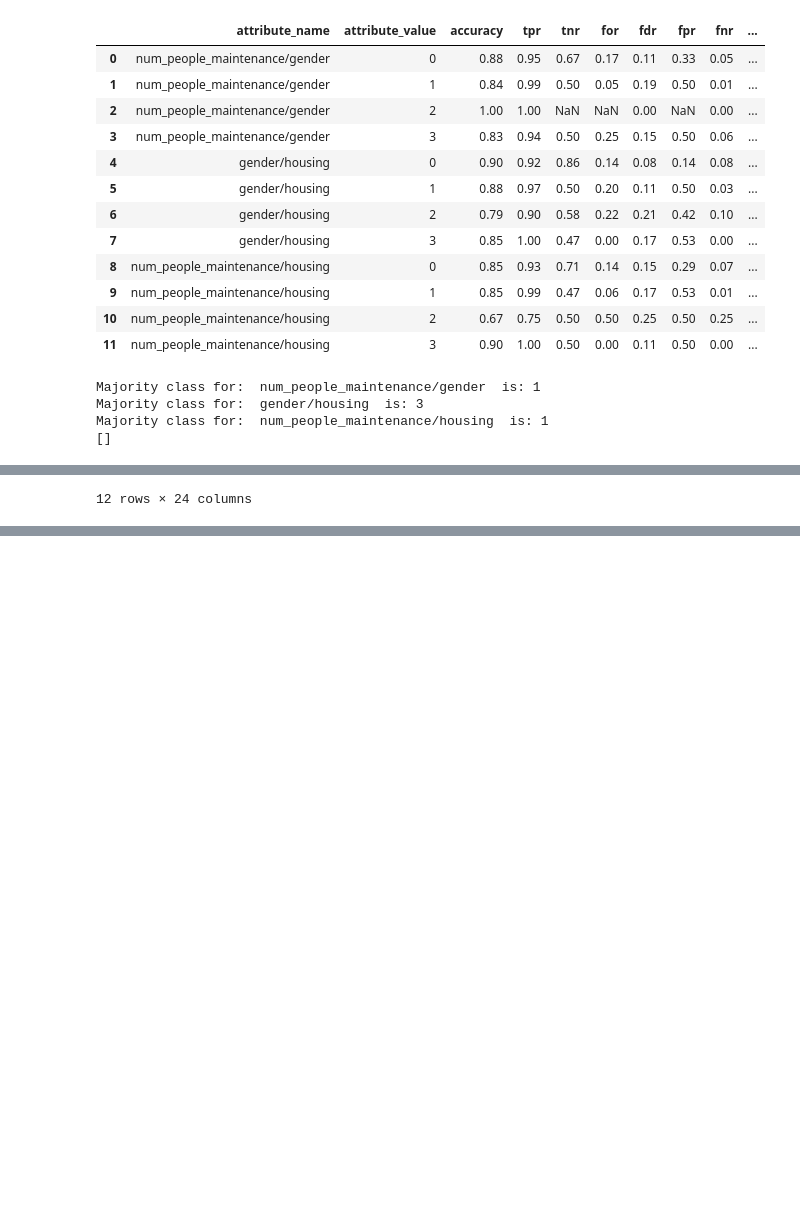
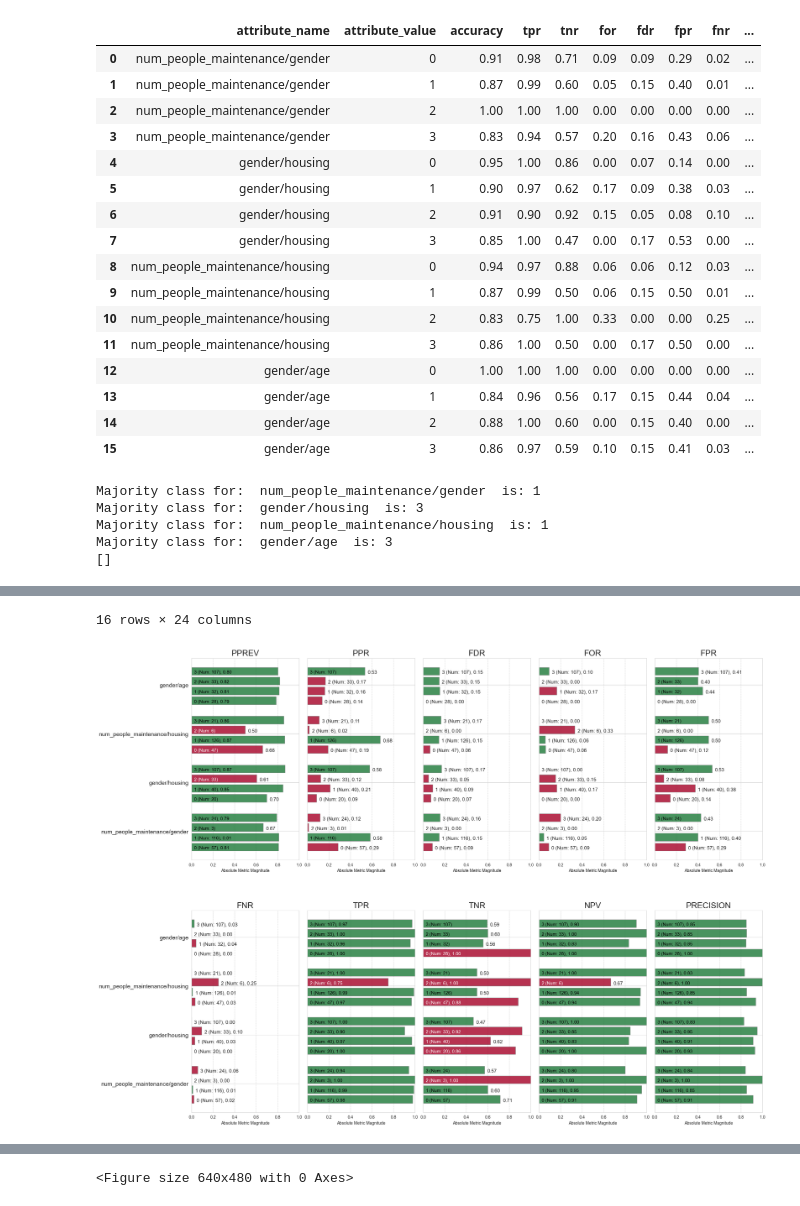
Before and after one commit to IoanaSil14/Intersectional-fairness-in-public-datasets, a Jupyter notebook: german_credit_classifications.ipynb, the cells around one changed output, grey strips where cells are left out. Drawn from its saved outputs; the diff is of its cells as text; code cells hidden in the pictures; blank space fills up the shorter version.

```diff
--- a/german_credit_classifications.ipynb
+++ b/german_credit_classifications.ipynb
@@ -25,16 +25,15 @@ pip install 'aif360[inFairness]'
 # %%
-df = pd.read_csv("dataset/german_credit.csv")
-df['target'] = np.where(df['target']==2,0,1)
-df = df.drop(columns = ['Unnamed: 0'], axis=1)
 def categorize_age(age):
-    if age<35:
-        return '<=35'
-    if age>=35:
-        return '>35'
+    if age<30:
+        return '<=30'
+    if age>=30:
+        return '>30'
 df['age'] = df['age'].apply(categorize_age).astype(object)
 df['age'].value_counts()
 
-protected_attributes = ["housing","gender","num_people_maintenance"]
+protected_attributes = ["housing","gender","num_people_maintenance","age"]
 target = 'target'
+df["housing"] = np.where(df['housing']=="own","own","not own")
 
-df["housing"] = np.where(df['housing']=="own","own","not own")
+df_num = encode_and_scale(df, target)
+df_num["num_people_maintenance"] = df_num["num_people_maintenance"].astype(int)
@@ -78,16 +66,10 @@ df_intersect = df.copy()
 df_intersect["num_people_maintenance/gender"] = df_intersect["num_people_maintenance"].astype(str)+ "-" + df_intersect["gender"]
 df_intersect["gender/housing"] = df_intersect["gender"] + "-" + df_intersect["housing"]
 df_intersect["num_people_maintenance/housing"] = df_intersect["num_people_maintenance"].astype(str) + "-" + df_intersect["housing"]
+df_intersect["gender/age"] = df_intersect["gender"] + "-" + df_intersect["age"]
 df_intersect.drop(protected_attributes, axis=1, inplace=True)
 
-protected_attributes_int = ["num_people_maintenance/gender","gender/housing","num_people_maintenance/housing"]
+protected_attributes_int = ["num_people_maintenance/gender","gender/housing","num_people_maintenance/housing", "gender/age"]
 
-categorical_attributes = get_categorical_attributes(df_intersect)
-df_num_int = df_intersect.copy()
-encode_categorical_attributes(df_num_int, categorical_attributes)
-scaler = MinMaxScaler()
-
-for col in df_num_int.columns:
-    if col not in categorical_attributes and df_num_int[col].dtypes == "int64":
-        df_num_int[col] = scaler.fit_transform(df_num_int[[col]])
+df_num_int = encode_and_scale(df_intersect, target)
 # %% [output]
@@ -226,5 +198,5 @@ Majority class for:  num_people_maintenance  is: 0
 Train and calculate fariness metrics for the dataset obtained by the intersection of protected attributes.
 """
 x_test_int, y_test_int, y_predicted_dict_int, metrics_dict_int = split_and_train(df_num_int,protected_attributes_int)
-df_test_int = calc_fairness_report(x_test_int, y_test_int, y_predicted_dict_int['RandomForest'], target, protected_attributes_int)
+df_test_int = calc_fairness_report(x_test_int, y_test_int, y_predicted_dict_int['RandomForest'], target, protected_attributes_int, display_disp=True)
 # %% [output]
@@ -306,11 +238,13 @@ data_transformed_m2 = pre_process_massaging(data_transformed_m1, "gender/housing
 data_transformed_m2["gender/housing"] = data_transformed_m2["gender/housing"].astype(int)
 data_transformed_m3= pre_process_massaging(data_transformed_m2, "num_people_maintenance/housing",target)
 data_transformed_m3["num_people_maintenance/housing"] = data_transformed_m3["num_people_maintenance/housing"].astype(int)
+data_transformed_m4= pre_process_massaging(data_transformed_m3, "gender/age",target)
+data_transformed_m4["gender/age"] = data_transformed_m4["gender/age"].astype(int)
 
 #train on the transformed dataset
-x_test_ms, y_test_ms, y_predicted_dict_transformed, metrics_ms_dict = split_and_train(data_transformed_m3,protected_attributes_int)
+x_test_ms, y_test_ms, y_predicted_dict_transformed, metrics_ms_dict = split_and_train(data_transformed_m4,protected_attributes_int)
 #calculate the fairness report
-df_test_transformed =calc_fairness_report(x_test_ms, y_test_ms, y_predicted_dict_transformed["RandomForest"],target,protected_attributes_int)
+df_test_transformed =calc_fairness_report(x_test_ms, y_test_ms, y_predicted_dict_transformed["RandomForest"],target,protected_attributes_int, display_disp=True)
 
 plot_audit(df_test_int,protected_attributes_int)
 plot_audit(df_test_transformed,protected_attributes_int)
@@ -335,18 +269,23 @@ weighted avg       0.82      0.82      0.82       200
 |  | attribute_name | attribute_value | accuracy | tpr | tnr | for | fdr | fpr | fnr | ... |
-| 0 | num_people_maintenance/gender | 0 | 0.88 | 0.95 | 0.67 | 0.17 | 0.11 | 0.33 | 0.05 | ... |
-| 1 | num_people_maintenance/gender | 1 | 0.84 | 0.99 | 0.50 | 0.05 | 0.19 | 0.50 | 0.01 | ... |
-| 2 | num_people_maintenance/gender | 2 | 1.00 | 1.00 | NaN | NaN | 0.00 | NaN | 0.00 | ... |
-| 3 | num_people_maintenance/gender | 3 | 0.83 | 0.94 | 0.50 | 0.25 | 0.15 | 0.50 | 0.06 | ... |
-| 4 | gender/housing | 0 | 0.90 | 0.92 | 0.86 | 0.14 | 0.08 | 0.14 | 0.08 | ... |
-| 5 | gender/housing | 1 | 0.88 | 0.97 | 0.50 | 0.20 | 0.11 | 0.50 | 0.03 | ... |
-| 6 | gender/housing | 2 | 0.79 | 0.90 | 0.58 | 0.22 | 0.21 | 0.42 | 0.10 | ... |
+| 0 | num_people_maintenance/gender | 0 | 0.91 | 0.98 | 0.71 | 0.09 | 0.09 | 0.29 | 0.02 | ... |
+| 1 | num_people_maintenance/gender | 1 | 0.87 | 0.99 | 0.60 | 0.05 | 0.15 | 0.40 | 0.01 | ... |
+| 2 | num_people_maintenance/gender | 2 | 1.00 | 1.00 | 1.00 | 0.00 | 0.00 | 0.00 | 0.00 | ... |
+| 3 | num_people_maintenance/gender | 3 | 0.83 | 0.94 | 0.57 | 0.20 | 0.16 | 0.43 | 0.06 | ... |
+| 4 | gender/housing | 0 | 0.95 | 1.00 | 0.86 | 0.00 | 0.07 | 0.14 | 0.00 | ... |
+| 5 | gender/housing | 1 | 0.90 | 0.97 | 0.62 | 0.17 | 0.09 | 0.38 | 0.03 | ... |
+| 6 | gender/housing | 2 | 0.91 | 0.90 | 0.92 | 0.15 | 0.05 | 0.08 | 0.10 | ... |
 | 7 | gender/housing | 3 | 0.85 | 1.00 | 0.47 | 0.00 | 0.17 | 0.53 | 0.00 | ... |
-| 8 | num_people_maintenance/housing | 0 | 0.85 | 0.93 | 0.71 | 0.14 | 0.15 | 0.29 | 0.07 | ... |
-| 9 | num_people_maintenance/housing | 1 | 0.85 | 0.99 | 0.47 | 0.06 | 0.17 | 0.53 | 0.01 | ... |
-| 10 | num_people_maintenance/housing | 2 | 0.67 | 0.75 | 0.50 | 0.50 | 0.25 | 0.50 | 0.25 | ... |
-| 11 | num_people_maintenance/housing | 3 | 0.90 | 1.00 | 0.50 | 0.00 | 0.11 | 0.50 | 0.00 | ... |
+| 8 | num_people_maintenance/housing | 0 | 0.94 | 0.97 | 0.88 | 0.06 | 0.06 | 0.12 | 0.03 | ... |
+| 9 | num_people_maintenance/housing | 1 | 0.87 | 0.99 | 0.50 | 0.06 | 0.15 | 0.50 | 0.01 | ... |
+| 10 | num_people_maintenance/housing | 2 | 0.83 | 0.75 | 1.00 | 0.33 | 0.00 | 0.00 | 0.25 | ... |
+| 11 | num_people_maintenance/housing | 3 | 0.86 | 1.00 | 0.50 | 0.00 | 0.17 | 0.50 | 0.00 | ... |
+| 12 | gender/age | 0 | 1.00 | 1.00 | 1.00 | 0.00 | 0.00 | 0.00 | 0.00 | ... |
+| 13 | gender/age | 1 | 0.84 | 0.96 | 0.56 | 0.17 | 0.15 | 0.44 | 0.04 | ... |
+| 14 | gender/age | 2 | 0.88 | 1.00 | 0.60 | 0.00 | 0.15 | 0.40 | 0.00 | ... |
+| 15 | gender/age | 3 | 0.86 | 0.97 | 0.59 | 0.10 | 0.15 | 0.41 | 0.03 | ... |
 Majority class for:  num_people_maintenance/gender  is: 1
 Majority class for:  gender/housing  is: 3
 Majority class for:  num_people_maintenance/housing  is: 1
+Majority class for:  gender/age  is: 3
 []
 |  | attribute_name | attribute_value | fdr_disparity | fnr_disparity | for_disparity | fpr_disparity | ... |
@@ -365,2 +308,3 @@ Majority class for:  num_people_maintenance/housing  is: 1
-12 rows × 24 columns
+16 rows × 24 columns
+[figure, added]
 |  | model_id | score_threshold | attribute_name | Statistical Parity | Impact Parity | FDR Parity | FPR Parity | ... |
@@ -370,5 +315,6 @@ Majority class for:  num_people_maintenance/housing  is: 1
 [interactive output not drawn]
 [interactive output not drawn]
+<Figure size 640x480 with 0 Axes>
 # %%
 '''
 2: Prevalance Sampling: Generates a training sample with controllable balanced prevalence for the groups in dataset, either by undersampling or oversampling.
```
Also changed, not shown: parts of 27 cells of this notebook, 4 other files.
